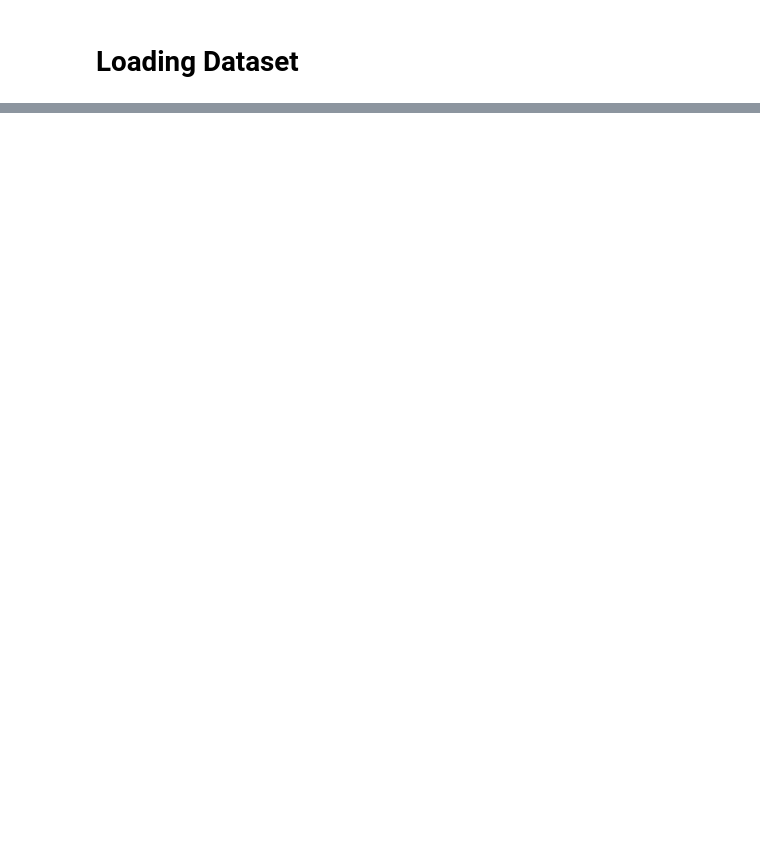
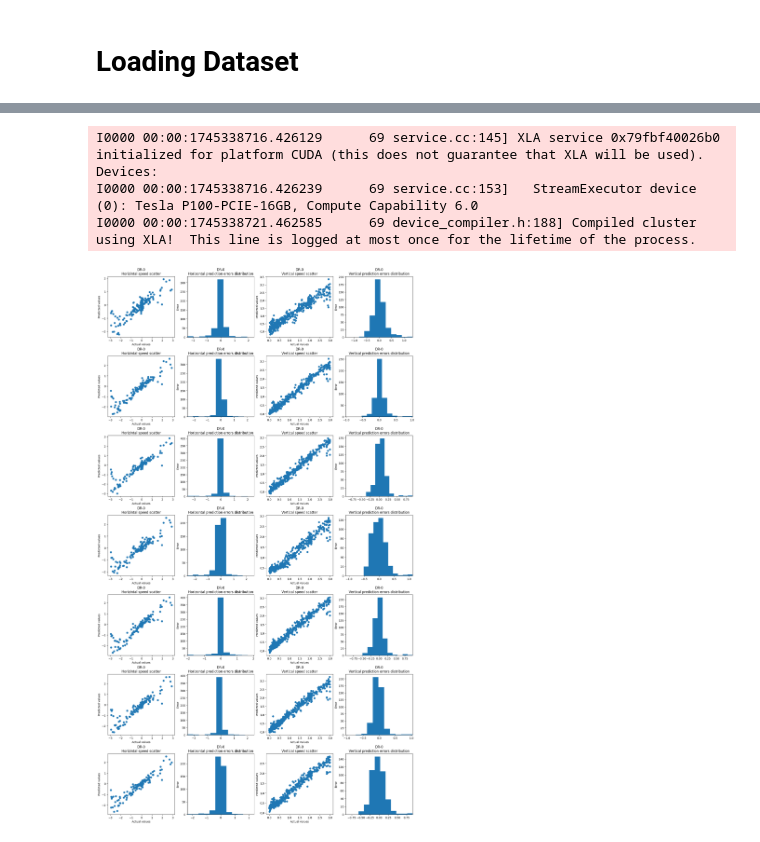
Before and after one commit to GabrieLuAlves/dronet-evaluation-for-indoor-navigation, a Jupyter notebook: dronet-evaluation-for-indoor-navigation.ipynb, the cells around one changed output, grey strips where cells are left out. Cells and saved outputs as stored; diff of their text form; code cells hidden in the pictures; blank space fills up the shorter version.

Commit message:
Kaggle Notebook | Dronet evaluation for indoor navigation | Version 52

```diff
--- a/dronet-evaluation-for-indoor-navigation.ipynb
+++ b/dronet-evaluation-for-indoor-navigation.ipynb
@@ -304,17 +278,0 @@ Vertical RMSE       0.2043
-# %%
-y_true = np.vstack([
-    np.array(([y["Dronet_output_x"], y["Dronet_output_y"]])).T
-    for _, y in test_dataset
-])
-
-y_pred = np.hstack(model.predict(test_dataset))
-
-fig, ax = plt.subplots(1, 2, figsize=(8, 4), layout="constrained")
-
-ax[0].set_title("Horizontal scatter plot")
-ax[0].scatter(y_true[:, 0], y_pred[:, 0])
-ax[0].plot([np.min(y_true[:, 0]), np.max(y_true[:, 0])], [np.min(y_true[:, 0]), np.max(y_true[:, 0])])
-
-ax[1].set_title("Vertical scatter plot")
-ax[1].scatter(y_true[:, 1], y_pred[:, 1])
-ax[1].plot([np.min(y_true[:, 1]), np.max(y_true[:, 1])], [np.min(y_true[:, 1]), np.max(y_true[:, 1])])
@@ -324,0 +335,35 @@ ax[1].plot([np.min(y_true[:, 1]), np.max(y_true[:, 1])], [np.min(y_true[:, 1]),
+# %%
+rounds = 3
+
+if os.path.exists("results"):
+    shutil.rmtree("results")
+
+os.mkdir("results")
+for i in range(1, rounds + 1):
+    os.mkdir(f"results/round_{i}")
+    os.mkdir(f"results/round_{i}/histories")
+
+for i in range(1, rounds + 1):
+    models = [
+        create_dronet(0.001, name="DR-000A", top_layers=(), batch_normalization_layers=(), dropout_layers=()),
+        create_dronet(0.001, name="DR-540A", top_layers=(32, 16), batch_normalization_layers=(), dropout_layers=()),
+        create_dronet(0.001, name="DR-540B", top_layers=(32, 16), batch_normalization_layers=(1, 2), dropout_layers=()),
+        create_dronet(0.001, name="DR-540C", top_layers=(32, 16), batch_normalization_layers=(1, 2), dropout_layers=(2,)),
+        create_dronet(0.001, name="DR-650A", top_layers=(64, 32), batch_normalization_layers=(), dropout_layers=()),
+        create_dronet(0.001, name="DR-650B", top_layers=(64, 32), batch_normalization_layers=(1, 2), dropout_layers=()),
+        create_dronet(0.001, name="DR-650C", top_layers=(64, 32), batch_normalization_layers=(1, 2), dropout_layers=(2,)),
+    ]
+
+    histories = [train_model(model, train_dataset, validation_dataset) for model in tqdm(models)]
+
+    metrics = compare_models_performances(models, test_dataset)
+    model_comparison_fig = plot_models_comparisons(models, test_dataset)
+
+    metrics.to_csv(f"results/round_{i}/metrics.csv")
+    for history in histories:
+        pd.DataFrame(history.history).to_csv(f"results/round_{i}/histories/{history.model.name}.csv")
+# %% [output]
+I0000 00:00:1745338716.426129      69 service.cc:145] XLA service 0x79fbf40026b0 initialized for platform CUDA (this does not guarantee that XLA will be used). Devices:
+I0000 00:00:1745338716.426239      69 service.cc:153]   StreamExecutor device (0): Tesla P100-PCIE-16GB, Compute Capability 6.0
+I0000 00:00:1745338721.462585      69 device_compiler.h:188] Compiled cluster using XLA!  This line is logged at most once for the lifetime of the process.
+[figure, added]
```
Also changed, not shown: parts of 10 cells of this notebook.
